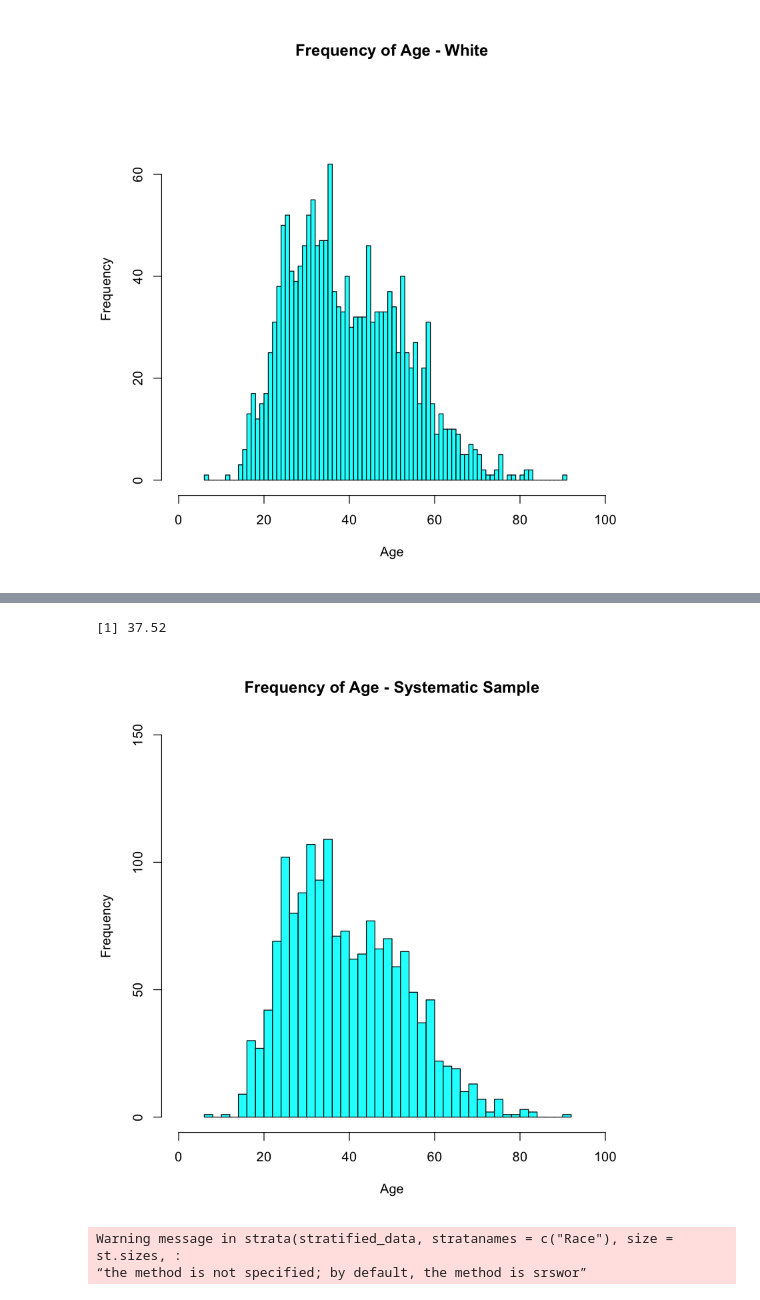
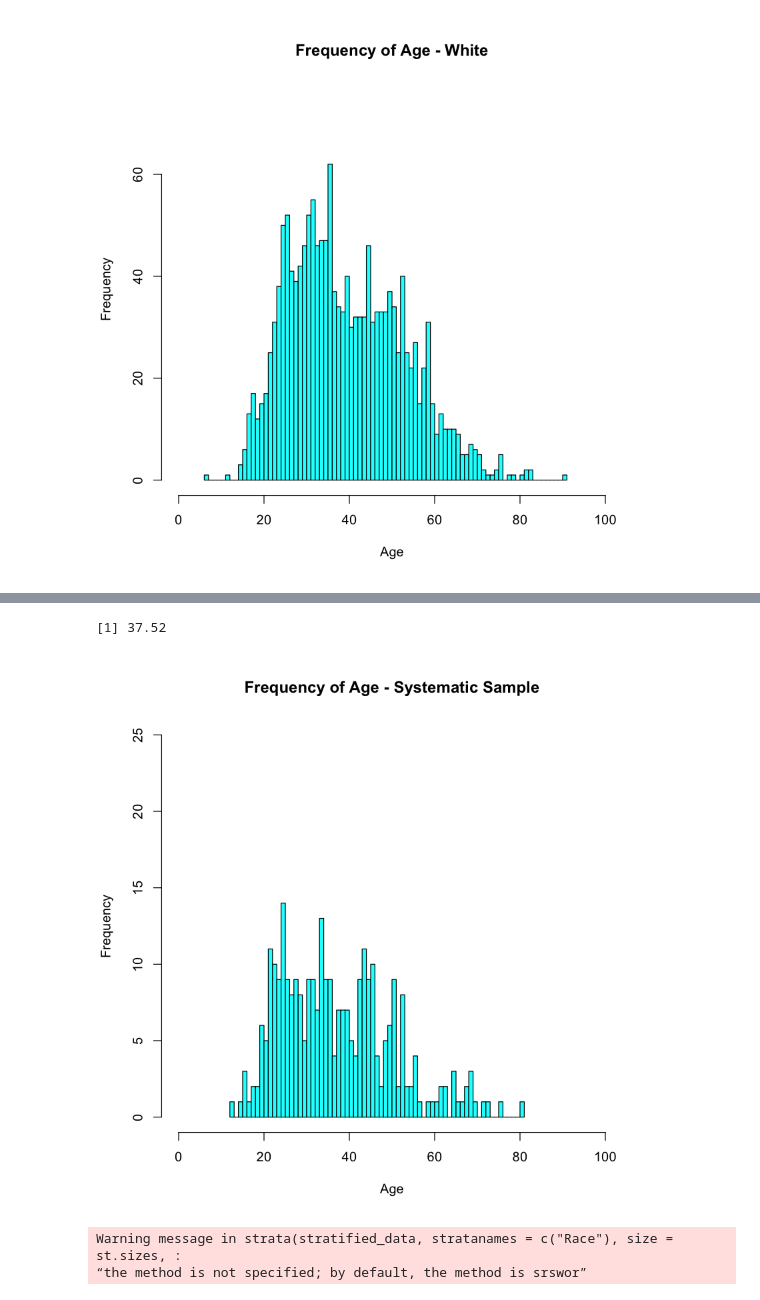
Before and after one commit to hernanat/cs544-police-shootings, a Jupyter notebook: police_shootings.ipynb, the cells around one changed output, grey strips where cells are left out. Saved outputs shown, nothing was run; the diff lists cells and outputs as text; code cells hidden in the pictures.

```diff
--- a/police_shootings.ipynb
+++ b/police_shootings.ipynb
@@ -218,29 +238,29 @@ hist(
 # %%
 # Systematic samples of overall age / race distribution
 set.seed(1337) # way 2 1337
 N = length(mf_overall_age_distribution) # data size
 n = 300 # sample size
 k <- floor(N/n) # items in each group
 r <- sample(k, 1)
 s <- seq(r, by = k, length = n)
 
 systematic_sample = mf_overall_age_distribution[s]
 systematic_sample_mean = mean(systematic_sample)
 systematic_sample_mean
 
 # Histogram of age distribution - systematic sample
 hist(
-    mf_w_age_distribution,
+    systematic_sample,
     main = "Frequency of Age - Systematic Sample",
     xlab = "Age",
     breaks = length(unique(systematic_sample)),
     col = 'cyan',
-    ylim = c(0, 150),
+    ylim = c(0, 25),
     xlim = c(0, 100)
 )
 # %% [output]
 [1] 37.52
-[figure, old version]
+[figure, new version]
 # %%
 # Stratified sampling of overall age / race distribution
 set.seed(7281994) # happy birthday to me
```
Also changed, not shown: parts of 1 cell of this notebook, 2 other files.
